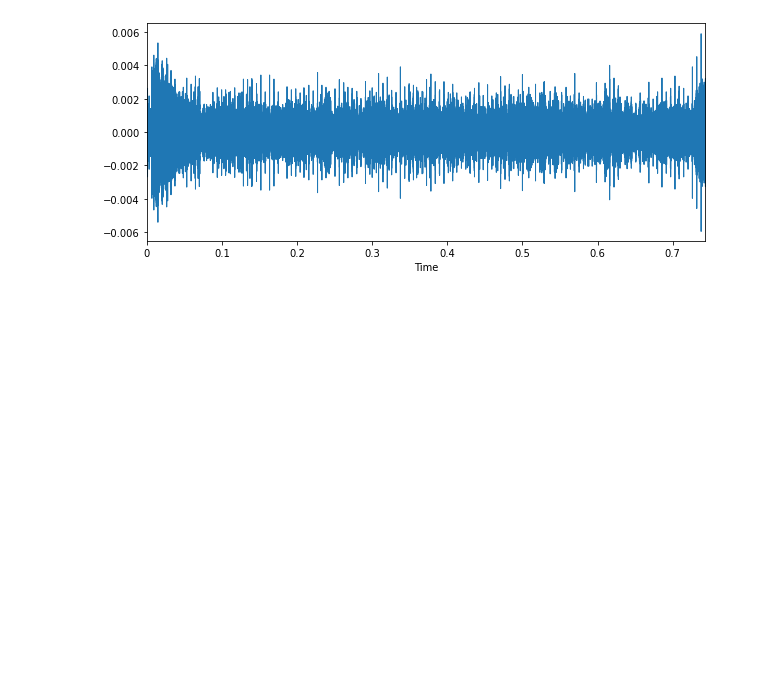
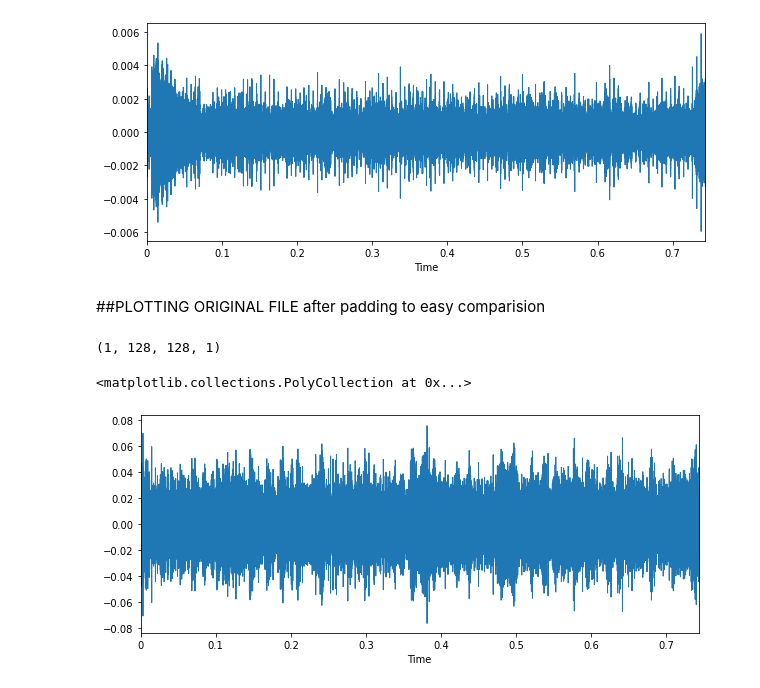
Before and after one commit to chandrakanta-chaudhury/Audio_signals_Research, a Jupyter notebook: U_net_denoise_signals_21.ipynb, the cells around one changed output. Saved outputs shown, nothing was run; the diff lists cells and outputs as text; code cells hidden in the pictures; blank space fills up the shorter version.

```diff
--- a/U_net_denoise_signals_21.ipynb
+++ b/U_net_denoise_signals_21.ipynb
@@ -276,3 +276,9 @@ librosa.display.waveplot(x,sr=sr)
 # %% [output]
 <matplotlib.collections.PolyCollection at 0x...>
 [figure]
+# %% [markdown]
+##PLOTTING ORIGINAL FILE after padding to easy comparision
+# %%
+X_test.shape
+# %% [output]
+(1, 128, 128, 1)
@@ -278,0 +289,9 @@ librosa.display.waveplot(x,sr=sr)
+# %%
+fname="/content/Original.wav"
+x , sr = librosa.load(fname)
+import librosa.display
+plt.figure(figsize=(10, 4))
+librosa.display.waveplot(x,sr=sr)
+# %% [output]
+<matplotlib.collections.PolyCollection at 0x...>
+[figure, added]
```
Also changed, not shown: parts of 2 cells of this notebook.
